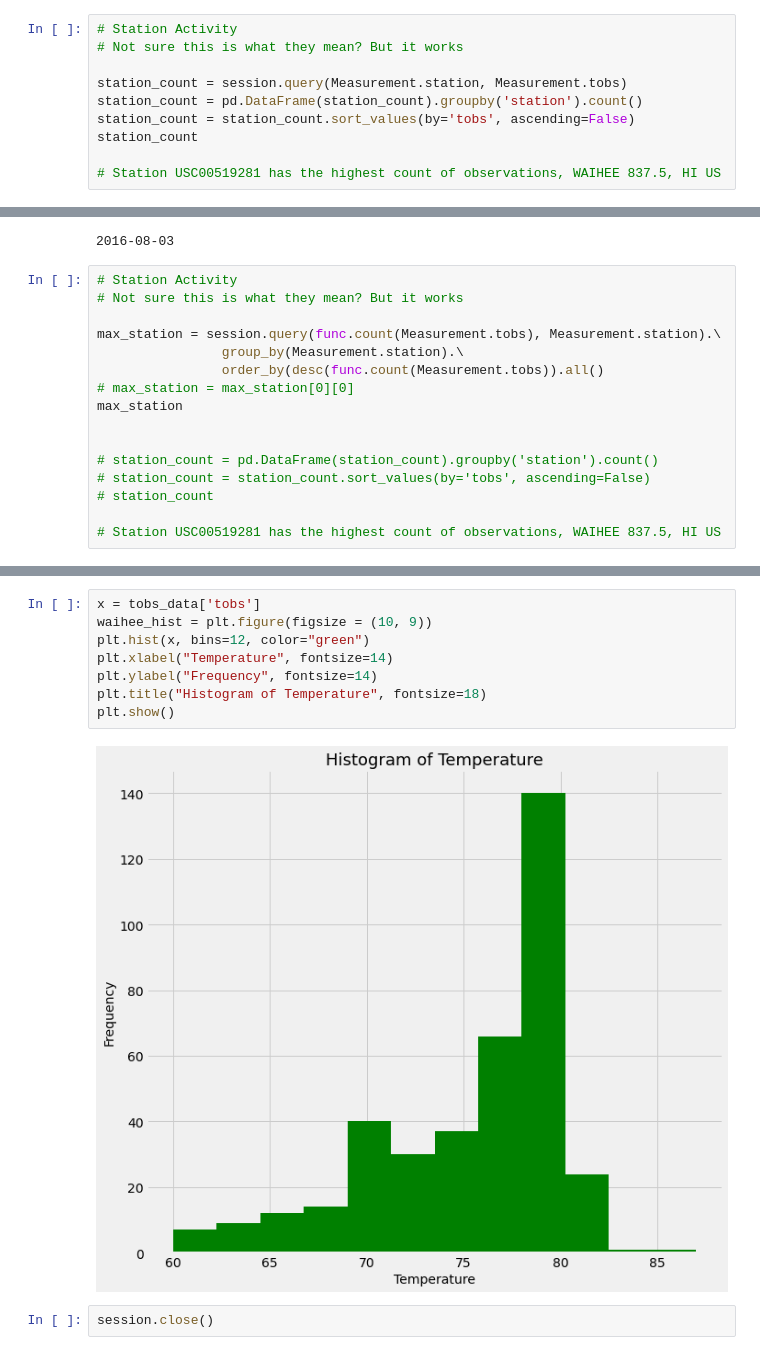
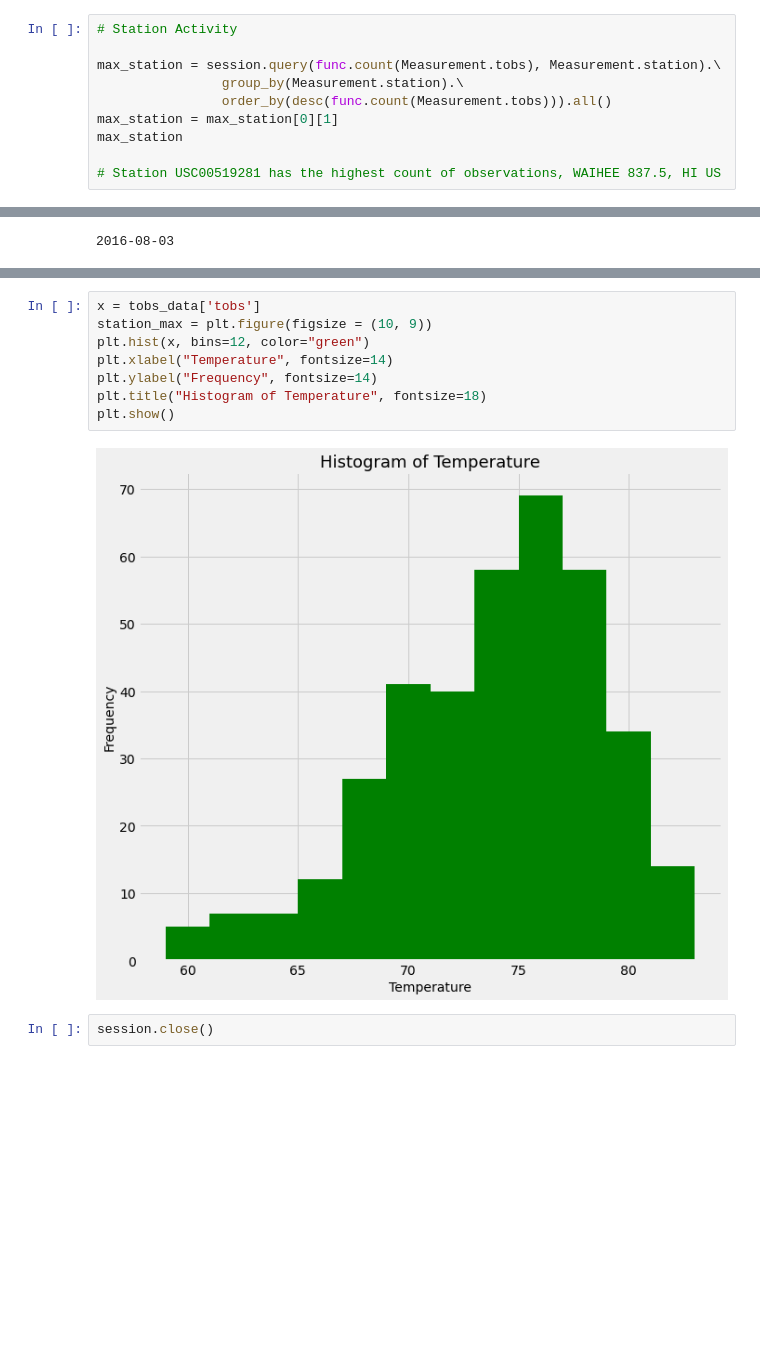
Before and after one commit to mel-c-lowe/SQLAlchemy_Challenge, a Jupyter notebook: SQL_Alchemy_Homework.ipynb, the cells around one changed output, grey strips where cells are left out. Drawn from its saved outputs; the diff is of its cells as text; blank space fills up the shorter version.

Commit message:
Queries corrected to calculate in query, not dataframe. Need organization

```diff
--- a/SQL_Alchemy_Homework.ipynb
+++ b/SQL_Alchemy_Homework.ipynb
@@ -146,12 +146,12 @@ station_id
 9
 # %%
 # Station Activity
-# Not sure this is what they mean? But it works
 
-station_count = session.query(Measurement.station, Measurement.tobs)
-station_count = pd.DataFrame(station_count).groupby('station').count()
-station_count = station_count.sort_values(by='tobs', ascending=False)
-station_count
+max_station = session.query(func.count(Measurement.tobs), Measurement.station).\
+                group_by(Measurement.station).\
+                order_by(desc(func.count(Measurement.tobs))).all()
+max_station = max_station[0][1]
+max_station
 
 # Station USC00519281 has the highest count of observations, WAIHEE 837.5, HI US
 # %% [output]
@@ -238,19 +193,3 @@ query_date = dt.date(2017, 8, 3) - dt.timedelta(days=365)
 print(query_date)
 # %% [output]
 2016-08-03
-# %%
-# Station Activity
-# Not sure this is what they mean? But it works
-
-max_station = session.query(func.count(Measurement.tobs), Measurement.station).\
-                group_by(Measurement.station).\
-                order_by(desc(func.count(Measurement.tobs)).all()
-# max_station = max_station[0][0]
-max_station
-
-
-# station_count = pd.DataFrame(station_count).groupby('station').count()
-# station_count = station_count.sort_values(by='tobs', ascending=False)
-# station_count
-
-# Station USC00519281 has the highest count of observations, WAIHEE 837.5, HI US
@@ -281,13 +218,13 @@ tobs_data
 # %%
 x = tobs_data['tobs']
-waihee_hist = plt.figure(figsize = (10, 9))
+station_max = plt.figure(figsize = (10, 9))
 plt.hist(x, bins=12, color="green")
 plt.xlabel("Temperature", fontsize=14)
 plt.ylabel("Frequency", fontsize=14)
 plt.title("Histogram of Temperature", fontsize=18)
 plt.show()
 # %% [output]
-[figure, old version]
+[figure, new version]
 # %%
 session.close()
 # %%
```
Also changed, not shown: parts of 13 cells of this notebook.
